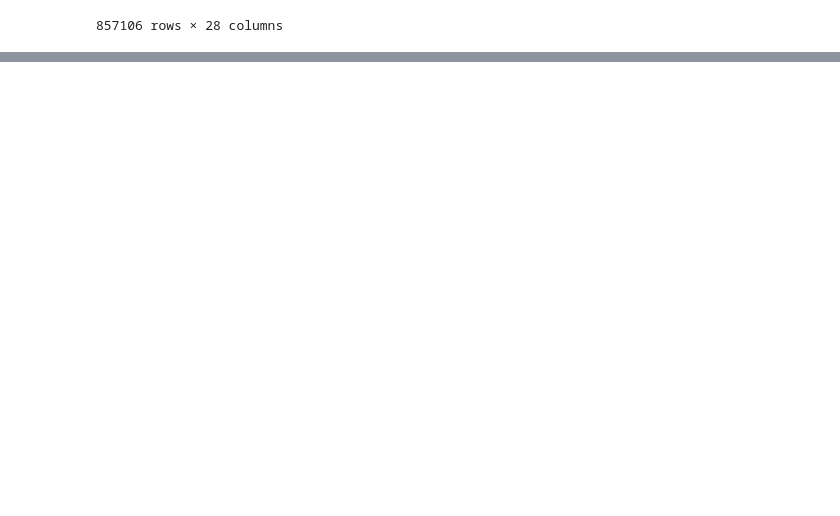
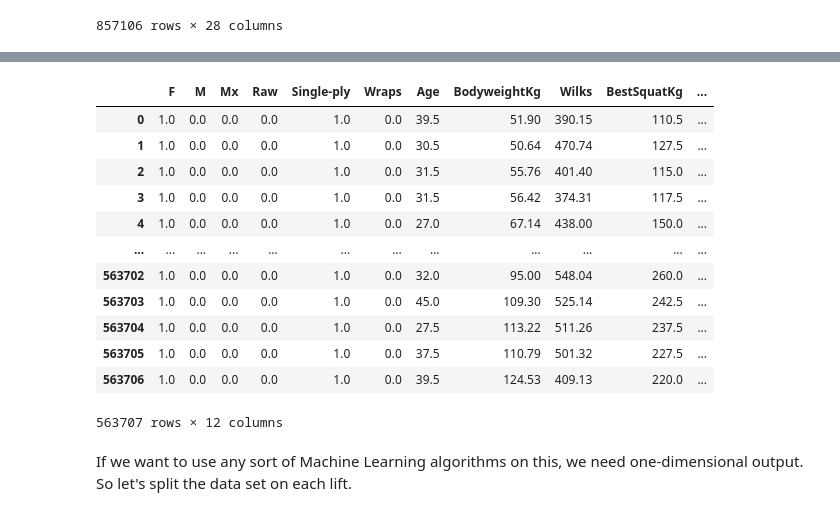
Before and after one commit to chris-derman03/Powerlifting-Analysis, a Jupyter notebook: Data Anaylsis.ipynb, the cells around one changed output, grey strips where cells are left out. Saved outputs shown, nothing was run; the diff lists cells and outputs as text; code cells hidden in the pictures; blank space fills up the shorter version.

```diff
--- a/Data Anaylsis.ipynb
+++ b/Data Anaylsis.ipynb
@@ -120,0 +160,3 @@ best_lifts
+# %%
+best_lifters = best_lifts.drop(columns=['Name'])
+display(best_lifters)
@@ -120,0 +182,4 @@ best_lifts
+# %%
+a = best_lifters[(best_lifters['Place']!='DD') & (best_lifters['Place']!='NS')]
+non_juiced_best_lifters = a.drop(columns=['Place','Tested'])
+display(non_juiced_best_lifters)
@@ -120,0 +245,3 @@ best_lifts
+# %%
+lifters = non_juiced_best_lifters.dropna().reset_index(drop=True)
+display(lifters)
@@ -120,0 +265,18 @@ best_lifts
+# %%
+# Get only the categorial columns
+categorical_data = lifters[['Sex','Equipment']]
+categorical_data
+
+# Make a OneHotEncoder object
+enc = OneHotEncoder()
+
+# Fit it to our categorical data
+ohe = enc.fit_transform(categorical_data).toarray()
+
+# Save unique categories in a numpy array
+feature_labels = np.array(enc.categories_).ravel()
+
+# Construct OneHotEncoded categorical features and add it back to our original DataFrame
+oh_encoded = pd.DataFrame(ohe,columns=feature_labels)
+
+data = pd.concat([oh_encoded,lifters],axis=1).drop(columns=['Sex','Equipment'])
@@ -120,0 +287,18 @@ best_lifts
+# %%
+data
+# %% [output]
+|  | F | M | Mx | Raw | Single-ply | Wraps | Age | BodyweightKg | Wilks | BestSquatKg | ... |
+| 0 | 1.0 | 0.0 | 0.0 | 0.0 | 1.0 | 0.0 | 39.5 | 51.90 | 390.15 | 110.5 | ... |
+| 1 | 1.0 | 0.0 | 0.0 | 0.0 | 1.0 | 0.0 | 30.5 | 50.64 | 470.74 | 127.5 | ... |
+| 2 | 1.0 | 0.0 | 0.0 | 0.0 | 1.0 | 0.0 | 31.5 | 55.76 | 401.40 | 115.0 | ... |
+| 3 | 1.0 | 0.0 | 0.0 | 0.0 | 1.0 | 0.0 | 31.5 | 56.42 | 374.31 | 117.5 | ... |
+| 4 | 1.0 | 0.0 | 0.0 | 0.0 | 1.0 | 0.0 | 27.0 | 67.14 | 438.00 | 150.0 | ... |
+| ... | ... | ... | ... | ... | ... | ... | ... | ... | ... | ... | ... |
+| 563702 | 1.0 | 0.0 | 0.0 | 0.0 | 1.0 | 0.0 | 32.0 | 95.00 | 548.04 | 260.0 | ... |
+| 563703 | 1.0 | 0.0 | 0.0 | 0.0 | 1.0 | 0.0 | 45.0 | 109.30 | 525.14 | 242.5 | ... |
+| 563704 | 1.0 | 0.0 | 0.0 | 0.0 | 1.0 | 0.0 | 27.5 | 113.22 | 511.26 | 237.5 | ... |
+| 563705 | 1.0 | 0.0 | 0.0 | 0.0 | 1.0 | 0.0 | 37.5 | 110.79 | 501.32 | 227.5 | ... |
+| 563706 | 1.0 | 0.0 | 0.0 | 0.0 | 1.0 | 0.0 | 39.5 | 124.53 | 409.13 | 220.0 | ... |
+563707 rows × 12 columns
+# %% [markdown]
+If we want to use any sort of Machine Learning algorithms on this, we need one-dimensional output. So let's split the data set on each lift.
```
Also changed, not shown: parts of 22 cells of this notebook.
